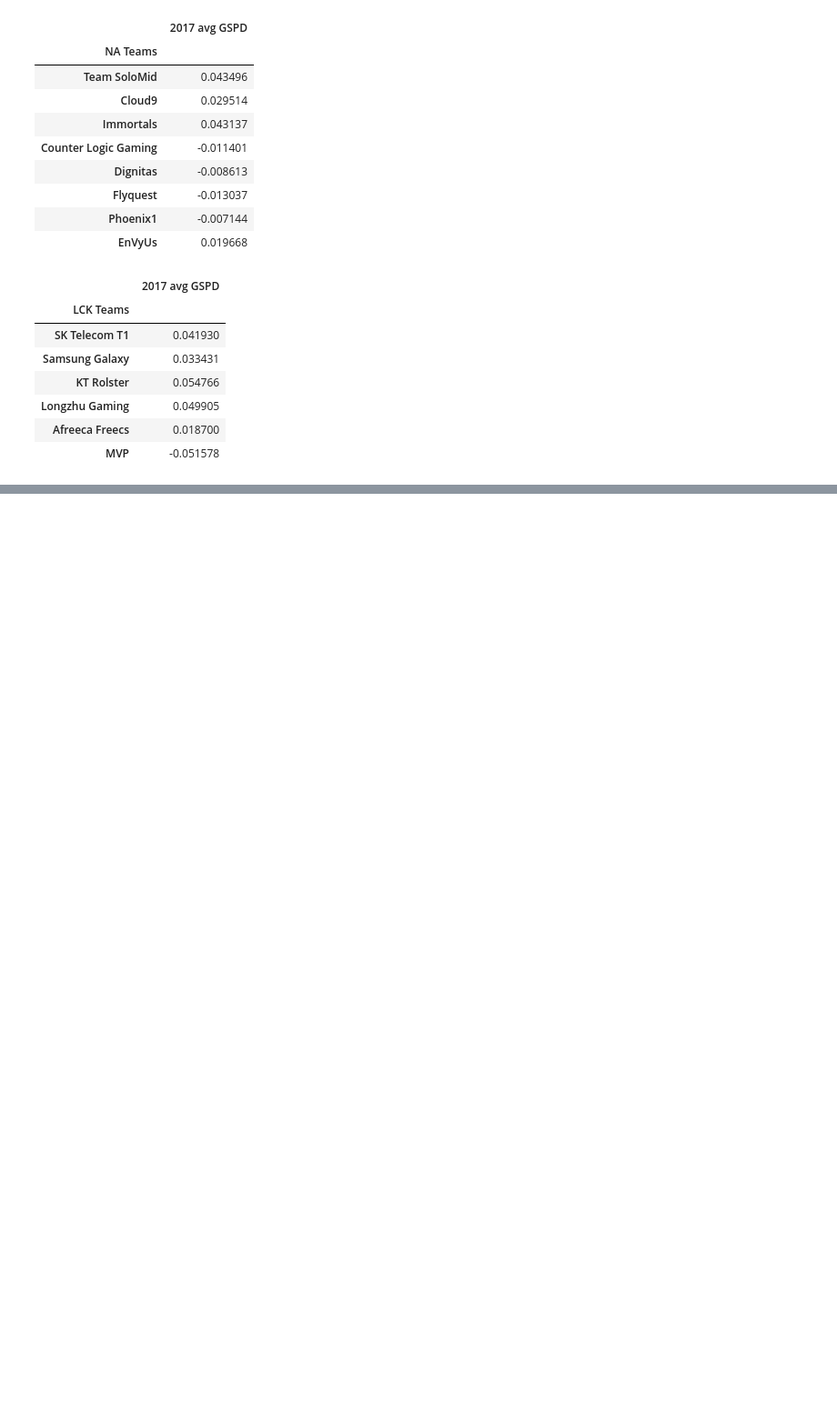
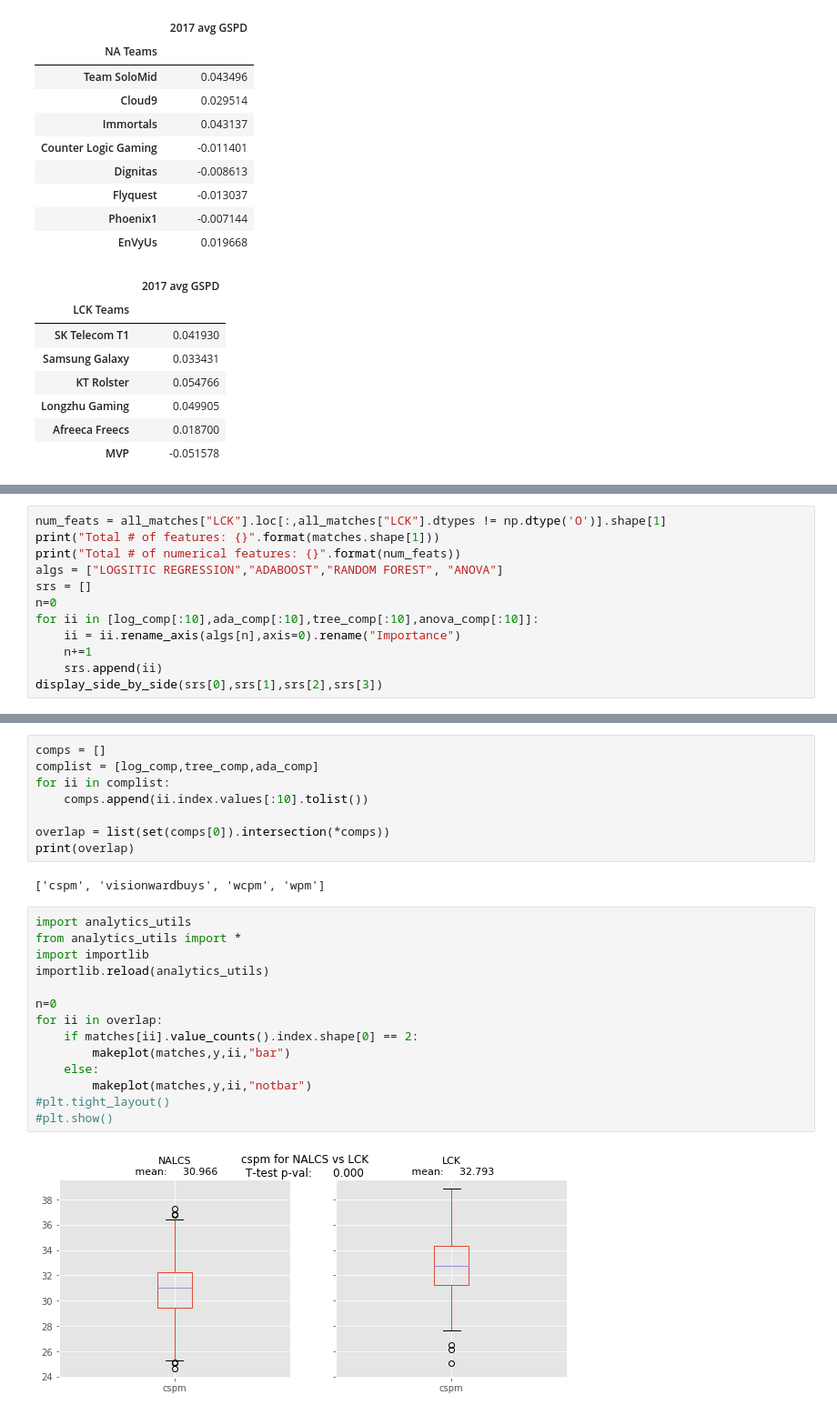
Before and after one commit to bwassie/LoL-match-analytics, a Jupyter notebook: 2017_NA_vs_LCK_analysis.ipynb, the cells around one changed output, grey strips where cells are left out. Shown at 91% size. Cells and saved outputs as stored; diff of their text form; blank space fills up the shorter version.

```diff
--- a/2017_NA_vs_LCK_analysis.ipynb
+++ b/2017_NA_vs_LCK_analysis.ipynb
@@ -241,0 +194,12 @@ array(['index', 'gameid', 'url', 'league', 'split', 'date', 'week', 'game',
+# %%
+num_feats = all_matches["LCK"].loc[:,all_matches["LCK"].dtypes != np.dtype('O')].shape[1]
+print("Total # of features: {}".format(matches.shape[1]))
+print("Total # of numerical features: {}".format(num_feats))
+algs = ["LOGSITIC REGRESSION","ADABOOST","RANDOM FOREST", "ANOVA"]
+srs = []
+n=0
+for ii in [log_comp[:10],ada_comp[:10],tree_comp[:10],anova_comp[:10]]:
+    ii = ii.rename_axis(algs[n],axis=0).rename("Importance")
+    n+=1
+    srs.append(ii)
+display_side_by_side(srs[0],srs[1],srs[2],srs[3])
@@ -241,0 +259,26 @@ array(['index', 'gameid', 'url', 'league', 'split', 'date', 'week', 'game',
+# %%
+comps = []
+complist = [log_comp,tree_comp,ada_comp]
+for ii in complist:
+    comps.append(ii.index.values[:10].tolist())
+
+overlap = list(set(comps[0]).intersection(*comps))
+print(overlap)
+# %% [output]
+['cspm', 'visionwardbuys', 'wcpm', 'wpm']
+# %%
+import analytics_utils
+from analytics_utils import *
+import importlib
+importlib.reload(analytics_utils)
+
+n=0
+for ii in overlap:
+    if matches[ii].value_counts().index.shape[0] == 2:
+        makeplot(matches,y,ii,"bar")
+    else:
+        makeplot(matches,y,ii,"notbar")
+#plt.tight_layout()
+#plt.show()
+# %% [output]
+[figure, added]
```
Also changed, not shown: parts of 21 cells of this notebook, 4 other files.
